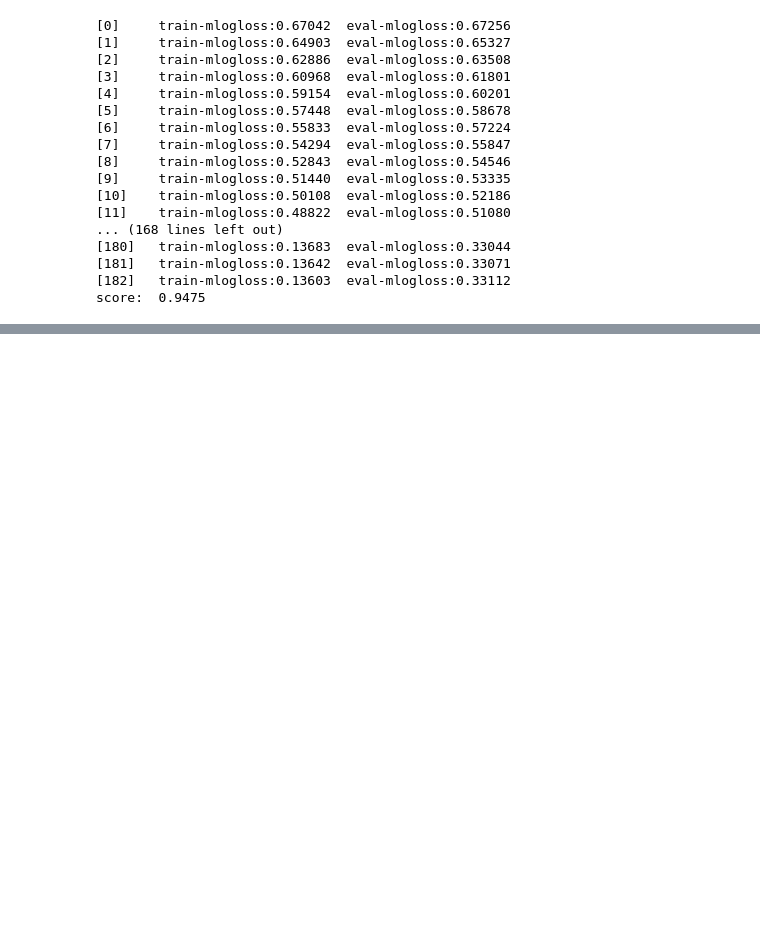
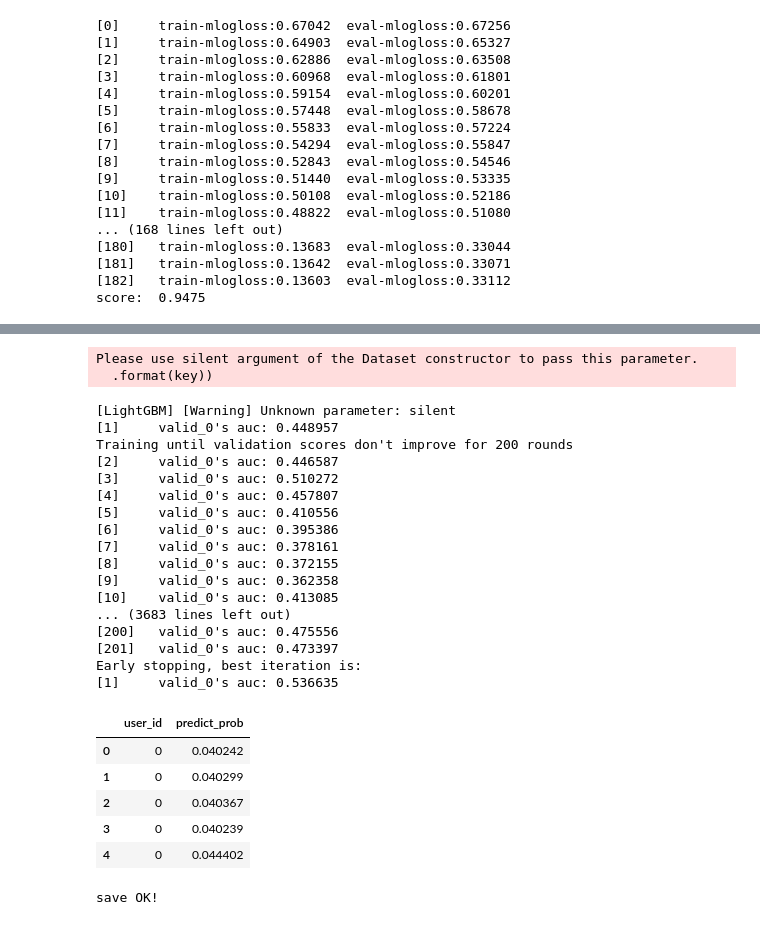
Before and after one commit to xnfan/MachineLearning, a Jupyter notebook: LearningFromContest/TIANCHI_repeat_buy_prediction/model_train.ipynb, the cells around one changed output, grey strips where cells are left out. Cells and saved outputs as stored; diff of their text form; code cells hidden in the pictures; blank space fills up the shorter version.

Commit message:
finish model_train

```diff
--- a/LearningFromContest/TIANCHI_repeat_buy_prediction/model_train.ipynb
+++ b/LearningFromContest/TIANCHI_repeat_buy_prediction/model_train.ipynb
@@ -543,0 +796,59 @@ score:  0.9475
+# %%
+train_data = pd.read_csv("data/train_all.csv", nrows=10000)
+test_data = pd.read_csv("data/test_all.csv", nrows=100)
+test_data = test_data.fillna(0)
+# %%
+features_columns = [col for col in train_data.columns if col not in ['user_id', "label"]]
+train = train_data[features_columns].values
+test = test_data[features_columns].values
+target = train_data['label'].values
+
+X_train, X_test, y_train, y_test = train_test_split(
+    train, target, test_size=0.4, random_state=0
+)
+
+model = SBBTree(params=params,
+                stacking_num=5,
+                bagging_num=3,
+                bagging_test_size=0.33,
+                num_boost_round=10000,
+                early_stopping_rounds=200)
+model.fit(X_train, y_train)
+pred4 = model.predict(X_test)
+
+pred = model.predict(test)
+df_out = pd.DataFrame()
+df_out['user_id'] = test_data['user_id'].astype(int)
+df_out['predict_prob'] = pred
+df_out.head()
+# %% [output]
+Please use silent argument of the Dataset constructor to pass this parameter.
+  .format(key))
+[LightGBM] [Warning] Unknown parameter: silent
+[1]     valid_0's auc: 0.448957
+Training until validation scores don't improve for 200 rounds
+[2]     valid_0's auc: 0.446587
+[3]     valid_0's auc: 0.510272
+[4]     valid_0's auc: 0.457807
+[5]     valid_0's auc: 0.410556
+[6]     valid_0's auc: 0.395386
+[7]     valid_0's auc: 0.378161
+[8]     valid_0's auc: 0.372155
+[9]     valid_0's auc: 0.362358
+[10]    valid_0's auc: 0.413085
+... (3683 lines left out)
+[200]   valid_0's auc: 0.475556
+[201]   valid_0's auc: 0.473397
+Early stopping, best iteration is:
+[1]     valid_0's auc: 0.536635
+|  | user_id | predict_prob |
+| 0 | 0 | 0.040242 |
+| 1 | 0 | 0.040299 |
+| 2 | 0 | 0.040367 |
+| 3 | 0 | 0.040239 |
+| 4 | 0 | 0.044402 |
+# %%
+df_out.to_csv('data/df_out.csv',header=True,index=False)
+print('save OK!')
+# %% [output]
+save OK!
```
Also changed, not shown: parts of 3 cells of this notebook.
